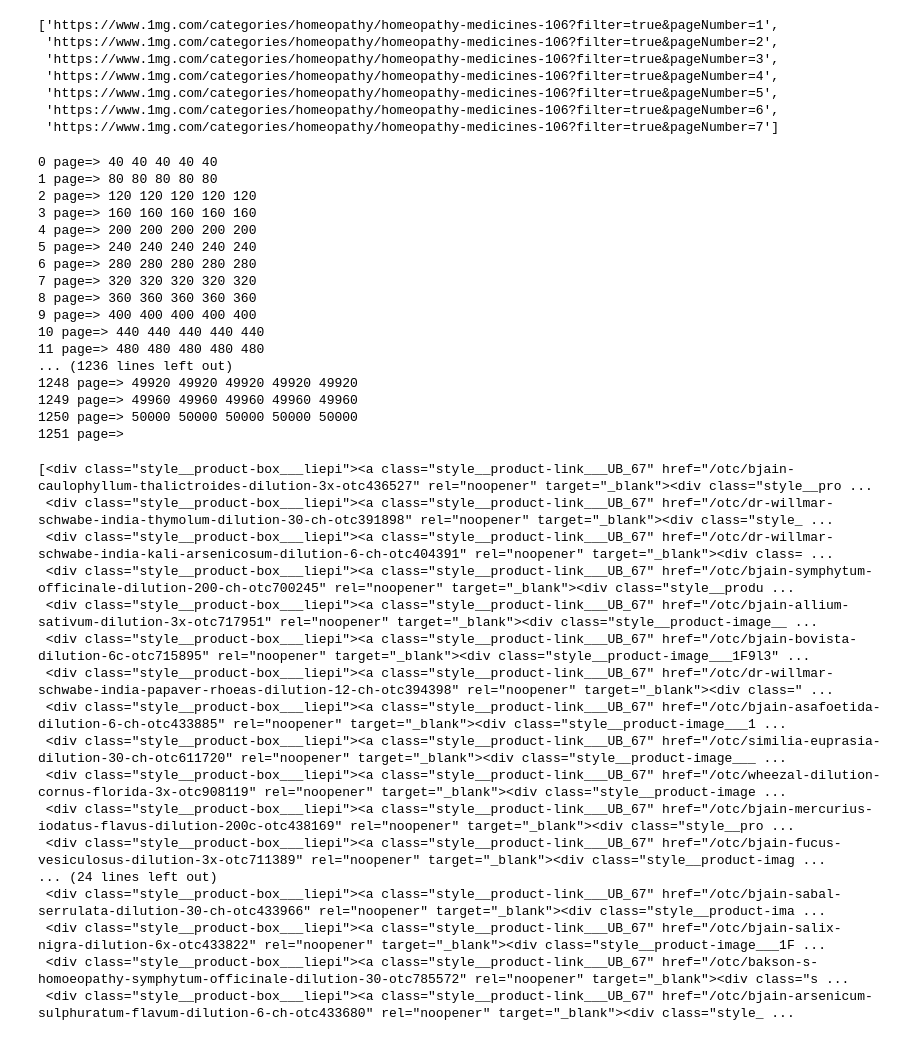
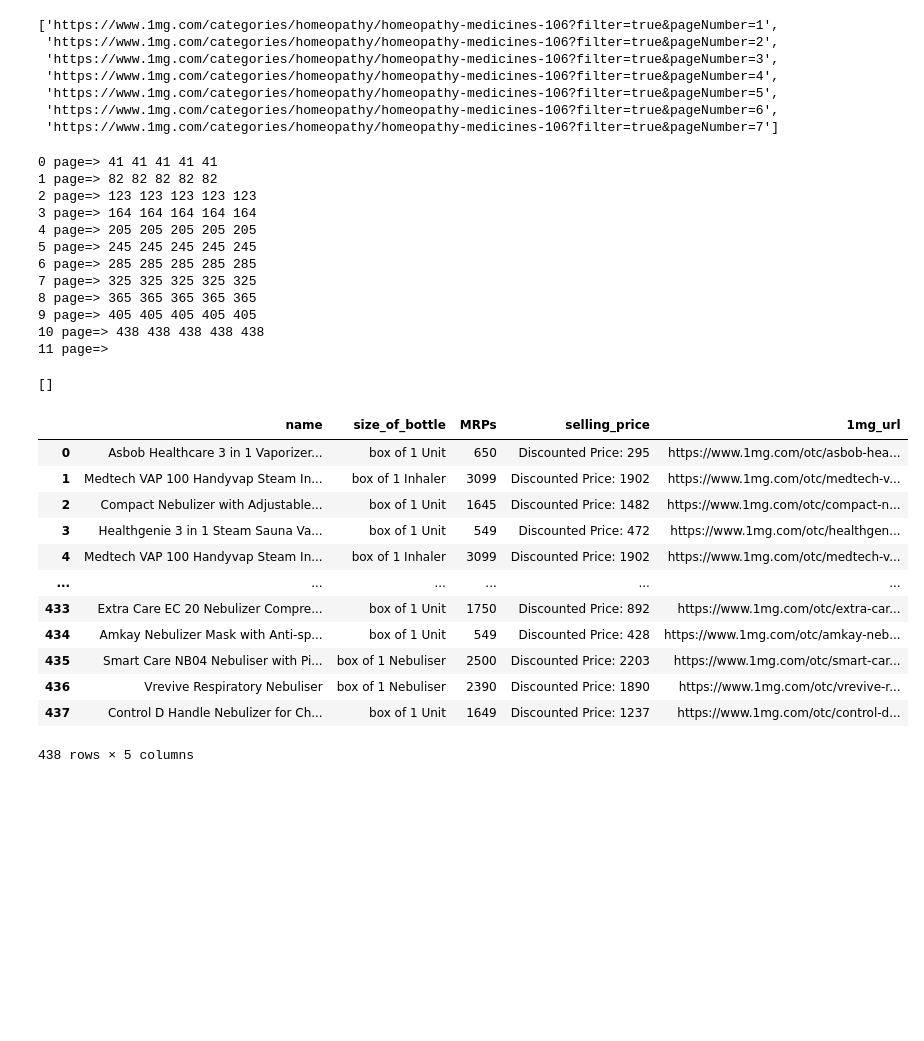
Before and after one commit to Deeakpant9759/WebScrapying_Scratch, a Jupyter notebook: 1mg_Scraper/scrap_homyoptahy.ipynb, the cells around one changed output. Drawn from its saved outputs; the diff is of its cells as text; code cells hidden in the pictures; blank space fills up the shorter version.

```diff
--- a/1mg_Scraper/scrap_homyoptahy.ipynb
+++ b/1mg_Scraper/scrap_homyoptahy.ipynb
@@ -40,7 +40,7 @@ while True:
 
     # Construct the URL for the current page
 
-    url = "https://www.1mg.com/categories/homeopathy/homeopathy-medicines-106?filter=true&pageNumber=" + str(page)
+    url = "https://www.1mg.com/categories/anti-pollution/vaporizers-nebulizers-186?filter=true&page=" + str(page)
 
     # Send an HTTP GET request to the URL with the defined headers
     res = requests.get(url=url, headers=header)
@@ -95,7 +95,7 @@ while True:
                 URLs.append(None)
         # Print progress information for the current page
         print(page,"page=>",end=" ")
-    if page == 1251 :
+    if page == 11 :
         break
 
     page+=1 # Move to the next page for scraping
@@ -106,47 +106,40 @@ while True:
     print(len(MRPs),end=" ")
     print(len(Name))
 # %% [output]
-0 page=> 40 40 40 40 40
-1 page=> 80 80 80 80 80
-2 page=> 120 120 120 120 120
-3 page=> 160 160 160 160 160
-4 page=> 200 200 200 200 200
-5 page=> 240 240 240 240 240
-6 page=> 280 280 280 280 280
-7 page=> 320 320 320 320 320
-8 page=> 360 360 360 360 360
-9 page=> 400 400 400 400 400
-10 page=> 440 440 440 440 440
-11 page=> 480 480 480 480 480
-... (1236 lines left out)
-1248 page=> 49920 49920 49920 49920 49920
-1249 page=> 49960 49960 49960 49960 49960
-1250 page=> 50000 50000 50000 50000 50000
-1251 page=>
+0 page=> 41 41 41 41 41
+1 page=> 82 82 82 82 82
+2 page=> 123 123 123 123 123
+3 page=> 164 164 164 164 164
+4 page=> 205 205 205 205 205
+5 page=> 245 245 245 245 245
+6 page=> 285 285 285 285 285
+7 page=> 325 325 325 325 325
+8 page=> 365 365 365 365 365
+9 page=> 405 405 405 405 405
+10 page=> 438 438 438 438 438
+11 page=>
 # %%
-box=obj.find_all('div',{'class':'style__product-box___liepi'})  #checking the soup object
-box
+Box
 # %% [output]
-[<div class="style__product-box___liepi"><a class="style__product-link___UB_67" href="/otc/bjain-caulophyllum-thalictroides-dilution-3x-otc436527" rel="noopener" target="_blank"><div class="style__pro ...
- <div class="style__product-box___liepi"><a class="style__product-link___UB_67" href="/otc/dr-willmar-schwabe-india-thymolum-dilution-30-ch-otc391898" rel="noopener" target="_blank"><div class="style_ ...
- <div class="style__product-box___liepi"><a class="style__product-link___UB_67" href="/otc/dr-willmar-schwabe-india-kali-arsenicosum-dilution-6-ch-otc404391" rel="noopener" target="_blank"><div class= ...
- <div class="style__product-box___liepi"><a class="style__product-link___UB_67" href="/otc/bjain-symphytum-officinale-dilution-200-ch-otc700245" rel="noopener" target="_blank"><div class="style__produ ...
- <div class="style__product-box___liepi"><a class="style__product-link___UB_67" href="/otc/bjain-allium-sativum-dilution-3x-otc717951" rel="noopener" target="_blank"><div class="style__product-image__ ...
- <div class="style__product-box___liepi"><a class="style__product-link___UB_67" href="/otc/bjain-bovista-dilution-6c-otc715895" rel="noopener" target="_blank"><div class="style__product-image___1F9l3" ...
- <div class="style__product-box___liepi"><a class="style__product-link___UB_67" href="/otc/dr-willmar-schwabe-india-papaver-rhoeas-dilution-12-ch-otc394398" rel="noopener" target="_blank"><div class=" ...
- <div class="style__product-box___liepi"><a class="style__product-link___UB_67" href="/otc/bjain-asafoetida-dilution-6-ch-otc433885" rel="noopener" target="_blank"><div class="style__product-image___1 ...
- <div class="style__product-box___liepi"><a class="style__product-link___UB_67" href="/otc/similia-euprasia-dilution-30-ch-otc611720" rel="noopener" target="_blank"><div class="style__product-image___ ...
- <div class="style__product-box___liepi"><a class="style__product-link___UB_67" href="/otc/wheezal-dilution-cornus-florida-3x-otc908119" rel="noopener" target="_blank"><div class="style__product-image ...
- <div class="style__product-box___liepi"><a class="style__product-link___UB_67" href="/otc/bjain-mercurius-iodatus-flavus-dilution-200c-otc438169" rel="noopener" target="_blank"><div class="style__pro ...
- <div class="style__product-box___liepi"><a class="style__product-link___UB_67" href="/otc/bjain-fucus-vesiculosus-dilution-3x-otc711389" rel="noopener" target="_blank"><div class="style__product-imag ...
-... (24 lines left out)
- <div class="style__product-box___liepi"><a class="style__product-link___UB_67" href="/otc/bjain-sabal-serrulata-dilution-30-ch-otc433966" rel="noopener" target="_blank"><div class="style__product-ima ...
- <div class="style__product-box___liepi"><a class="style__product-link___UB_67" href="/otc/bjain-salix-nigra-dilution-6x-otc433822" rel="noopener" target="_blank"><div class="style__product-image___1F ...
- <div class="style__product-box___liepi"><a class="style__product-link___UB_67" href="/otc/bakson-s-homoeopathy-symphytum-officinale-dilution-30-otc785572" rel="noopener" target="_blank"><div class="s ...
- <div class="style__product-box___liepi"><a class="style__product-link___UB_67" href="/otc/bjain-arsenicum-sulphuratum-flavum-dilution-6-ch-otc433680" rel="noopener" target="_blank"><div class="style_ ...
+[]
 # %%
 data={"name":Name,"size_of_bottle":Sizes,"MRPs":MRPs,"selling_price":Prices,"1mg_url":URLs}
 # %%
-df = pd.DataFrame(data)
+df = pd.DataFrame(data) # Sort the DataFrame by MRPs in descending order
+df  # Sort the DataFrame by product name
+# %% [output]
+|  | name | size_of_bottle | MRPs | selling_price | 1mg_url |
+| 0 | Asbob Healthcare 3 in 1 Vaporizer... | box of 1 Unit | 650 | Discounted Price: 295 | https://www.1mg.com/otc/asbob-hea... |
+| 1 | Medtech VAP 100 Handyvap Steam In... | box of 1 Inhaler | 3099 | Discounted Price: 1902 | https://www.1mg.com/otc/medtech-v... |
+| 2 | Compact Nebulizer with Adjustable... | box of 1 Unit | 1645 | Discounted Price: 1482 | https://www.1mg.com/otc/compact-n... |
+| 3 | Healthgenie 3 in 1 Steam Sauna Va... | box of 1 Unit | 549 | Discounted Price: 472 | https://www.1mg.com/otc/healthgen... |
+| 4 | Medtech VAP 100 Handyvap Steam In... | box of 1 Inhaler | 3099 | Discounted Price: 1902 | https://www.1mg.com/otc/medtech-v... |
+| ... | ... | ... | ... | ... | ... |
+| 433 | Extra Care EC 20 Nebulizer Compre... | box of 1 Unit | 1750 | Discounted Price: 892 | https://www.1mg.com/otc/extra-car... |
+| 434 | Amkay Nebulizer Mask with Anti-sp... | box of 1 Unit | 549 | Discounted Price: 428 | https://www.1mg.com/otc/amkay-neb... |
+| 435 | Smart Care NB04 Nebuliser with Pi... | box of 1 Nebuliser | 2500 | Discounted Price: 2203 | https://www.1mg.com/otc/smart-car... |
+| 436 | Vrevive Respiratory Nebuliser | box of 1 Nebuliser | 2390 | Discounted Price: 1890 | https://www.1mg.com/otc/vrevive-r... |
+| 437 | Control D Handle Nebulizer for Ch... | box of 1 Unit | 1649 | Discounted Price: 1237 | https://www.1mg.com/otc/control-d... |
+438 rows × 5 columns
 # %%
 df['selling_price'] = df['selling_price'].str.replace(r'MRP\s*', '', regex=True)
```
Also changed, not shown: parts of 8 cells of this notebook, 19 other files.
